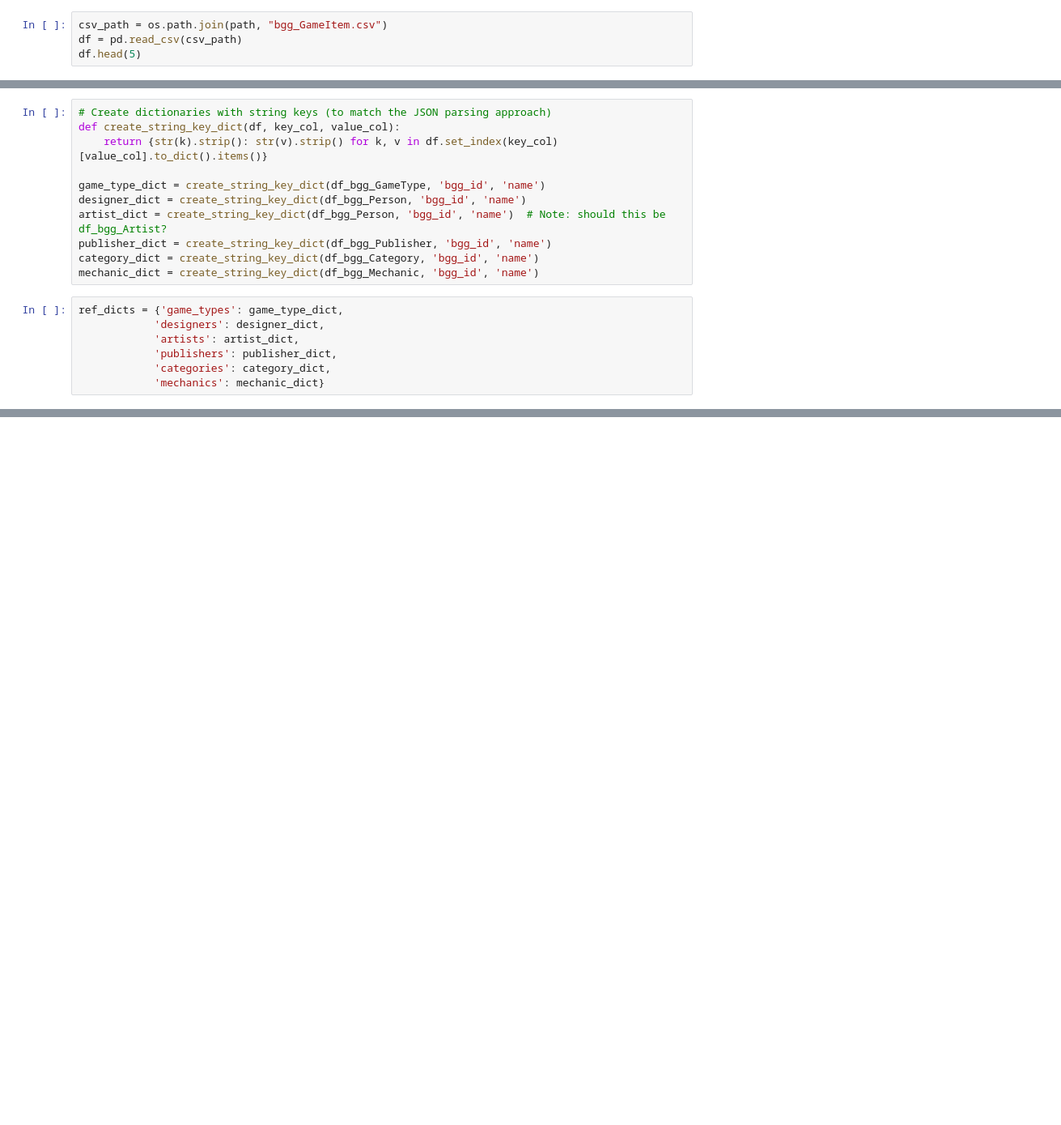
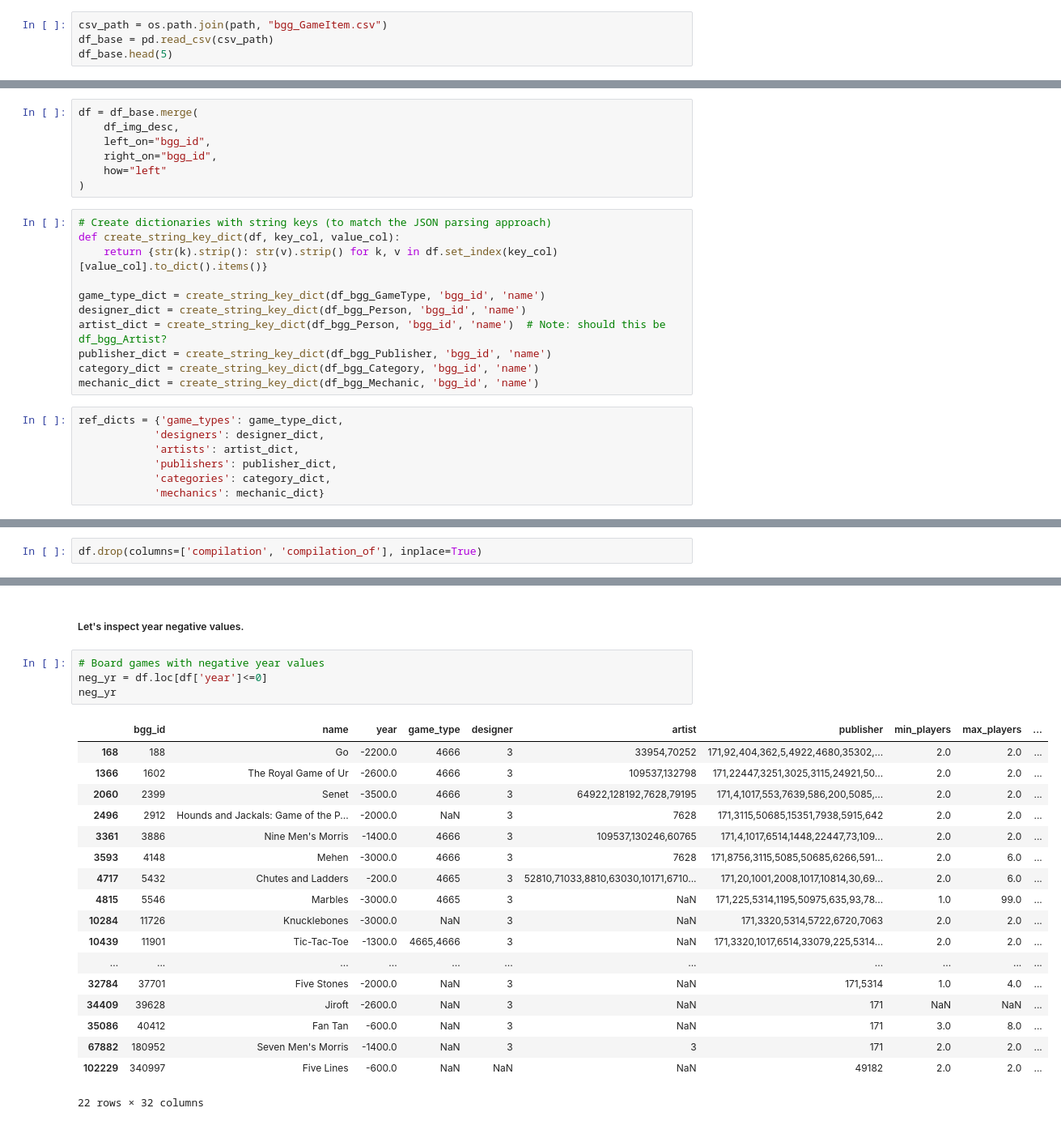
Before and after one commit to Paulaszka/book_recommender_system_new, a Jupyter notebook: notebook_1.ipynb, the cells around one changed output, grey strips where cells are left out. Shown at 81% size. Cells and saved outputs as stored; diff of their text form; blank space fills up the shorter version.

```diff
--- a/notebook_1.ipynb
+++ b/notebook_1.ipynb
@@ -17,8 +17,8 @@ print("Path to dataset files:", path)
 Path to dataset files: C:\Users\pauli\.cache\kagglehub\datasets\mshepherd\board-games\versions\13
 # %%
 csv_path = os.path.join(path, "bgg_GameItem.csv")
-df = pd.read_csv(csv_path)
-df.head(5)
+df_base = pd.read_csv(csv_path)
+df_base.head(5)
 # %% [output]
 |  | bgg_id | name | year | game_type | designer | artist | publisher | min_players | max_players | ... |
 | 0 | 1 | Die Macher | 1986.0 | 5497 | 1 | 12517,4959 | 133,2,24883,2726,15108,39249,1165... | 3.0 | 5.0 | ... |
@@ -162,3 +158,10 @@ df_bgg_Publisher.head(5)
+# %%
+df = df_base.merge(
+    df_img_desc,
+    left_on="bgg_id",
+    right_on="bgg_id",
+    how="left"
+)
 # %%
 # Create dictionaries with string keys (to match the JSON parsing approach)
 def create_string_key_dict(df, key_col, value_col):
@@ -271,0 +265,2 @@ df_merged.head(3)
+# %%
+df.drop(columns=['compilation', 'compilation_of'], inplace=True)
@@ -271,0 +287,25 @@ df_merged.head(3)
+# %% [markdown]
+##### Let's inspect year negative values.
+# %%
+# Board games with negative year values
+neg_yr = df.loc[df['year']<=0]
+neg_yr
+# %% [output]
+|  | bgg_id | name | year | game_type | designer | artist | publisher | min_players | max_players | ... |
+| 168 | 188 | Go | -2200.0 | 4666 | 3 | 33954,70252 | 171,92,404,362,5,4922,4680,35302,... | 2.0 | 2.0 | ... |
+| 1366 | 1602 | The Royal Game of Ur | -2600.0 | 4666 | 3 | 109537,132798 | 171,22447,3251,3025,3115,24921,50... | 2.0 | 2.0 | ... |
+| 2060 | 2399 | Senet | -3500.0 | 4666 | 3 | 64922,128192,7628,79195 | 171,4,1017,553,7639,586,200,5085,... | 2.0 | 2.0 | ... |
+| 2496 | 2912 | Hounds and Jackals: Game of the P... | -2000.0 | NaN | 3 | 7628 | 171,3115,50685,15351,7938,5915,642 | 2.0 | 2.0 | ... |
+| 3361 | 3886 | Nine Men's Morris | -1400.0 | 4666 | 3 | 109537,130246,60765 | 171,4,1017,6514,1448,22447,73,109... | 2.0 | 2.0 | ... |
+| 3593 | 4148 | Mehen | -3000.0 | 4666 | 3 | 7628 | 171,8756,3115,5085,50685,6266,591... | 2.0 | 6.0 | ... |
+| 4717 | 5432 | Chutes and Ladders | -200.0 | 4665 | 3 | 52810,71033,8810,63030,10171,6710... | 171,20,1001,2008,1017,10814,30,69... | 2.0 | 6.0 | ... |
+| 4815 | 5546 | Marbles | -3000.0 | 4665 | 3 | NaN | 171,225,5314,1195,50975,635,93,78... | 1.0 | 99.0 | ... |
+| 10284 | 11726 | Knucklebones | -3000.0 | NaN | 3 | NaN | 171,3320,5314,5722,6720,7063 | 2.0 | 2.0 | ... |
+| 10439 | 11901 | Tic-Tac-Toe | -1300.0 | 4665,4666 | 3 | NaN | 171,3320,1017,6514,33079,225,5314... | 2.0 | 2.0 | ... |
+| ... | ... | ... | ... | ... | ... | ... | ... | ... | ... | ... |
+| 32784 | 37701 | Five Stones | -2000.0 | NaN | 3 | NaN | 171,5314 | 1.0 | 4.0 | ... |
+| 34409 | 39628 | Jiroft | -2600.0 | NaN | 3 | NaN | 171 | NaN | NaN | ... |
+| 35086 | 40412 | Fan Tan | -600.0 | NaN | 3 | NaN | 171 | 3.0 | 8.0 | ... |
+| 67882 | 180952 | Seven Men's Morris | -1400.0 | NaN | 3 | 3 | 171 | 2.0 | 2.0 | ... |
+| 102229 | 340997 | Five Lines | -600.0 | NaN | NaN | NaN | 49182 | 2.0 | 2.0 | ... |
+22 rows × 32 columns
```
Also changed, not shown: parts of 22 cells of this notebook.
